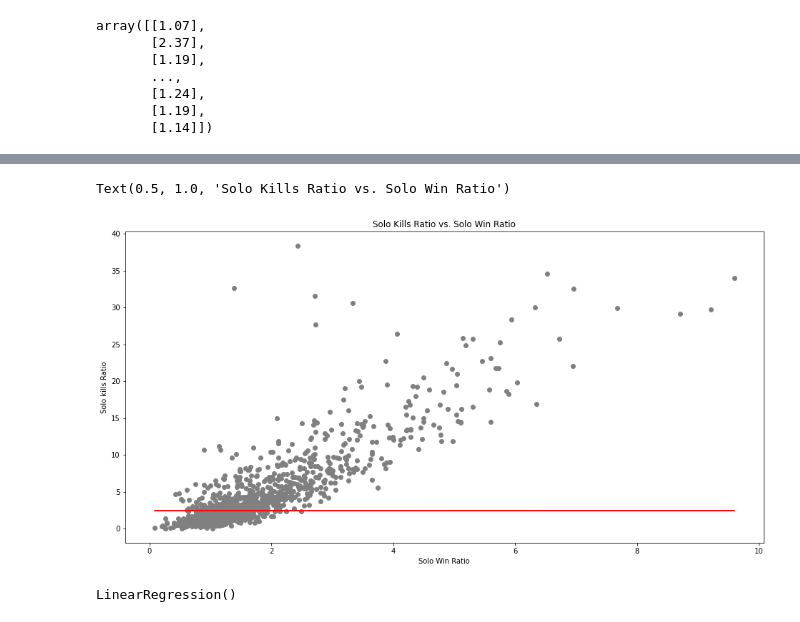
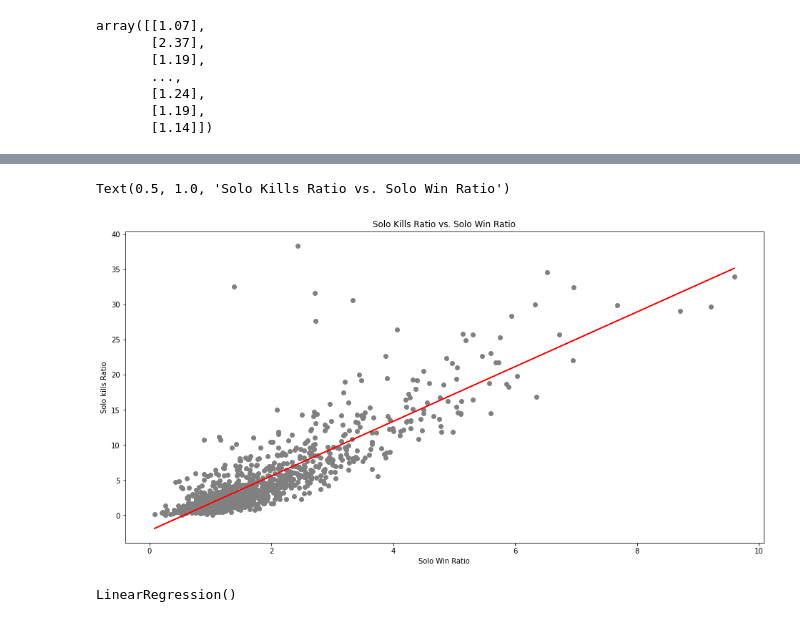
Before and after one commit to MatyasGreff/cml-project-sem3, a Jupyter notebook: givenKillRatioPredictWinRatio.ipynb, the cells around one changed output, grey strips where cells are left out. Drawn from its saved outputs; the diff is of its cells as text; code cells hidden in the pictures.

```diff
--- a/givenKillRatioPredictWinRatio.ipynb
+++ b/givenKillRatioPredictWinRatio.ipynb
@@ -68,14 +68,14 @@ mean_squared_error: 5.332080615799033
 # %%
 # Plotting the TRAIN DATA
 plt.figure(figsize=(16,8))
 plt.scatter(X_train, y_train, color = 'gray')
-plt.plot(X_train, lr.predict(X_train), color = 'red')
+plt.plot(X_train, regr.predict(X_train), color = 'red')
 plt.ylabel('Solo kills Ratio')
 plt.xlabel('Solo Win Ratio')
 plt.title('Solo Kills Ratio vs. Solo Win Ratio')
 # %% [output]
 Text(0.5, 1.0, 'Solo Kills Ratio vs. Solo Win Ratio')
-[figure, old version]
+[figure, new version]
 # %%
 # Train a Linear Regression Model
 # using linear regression model
```
Also changed, not shown: parts of 1 cell of this notebook, 2 other files.
